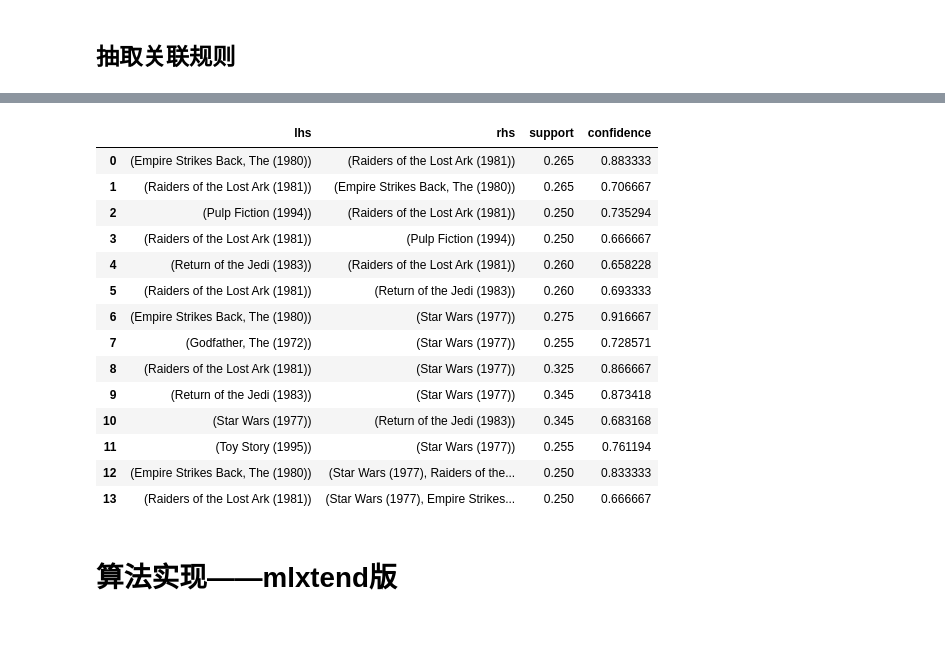
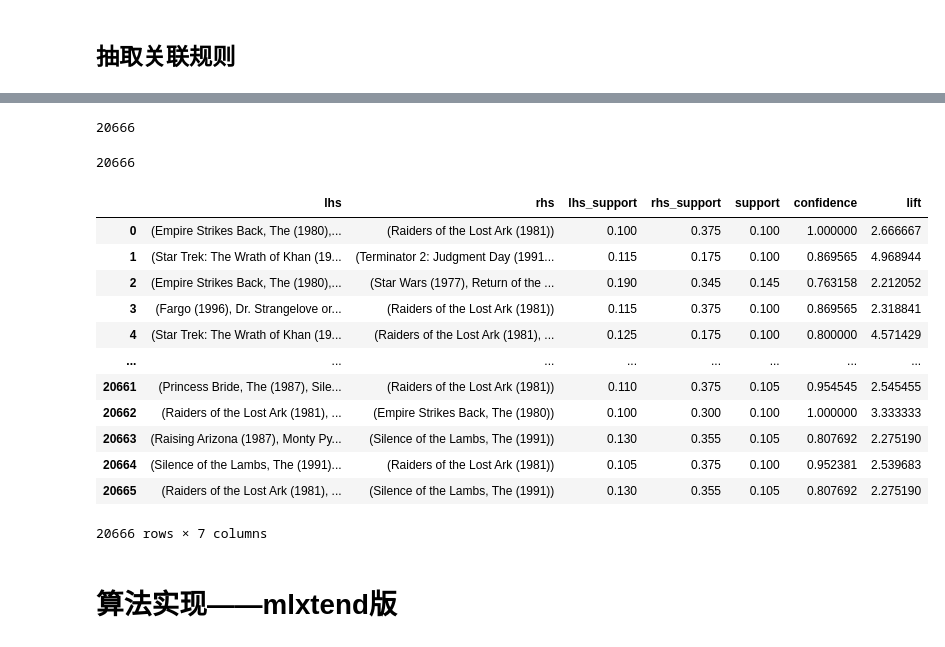
Before and after one commit to byaxb/DataMiningExperiments, a Jupyter notebook: ch04_电影推荐B.ipynb, the cells around one changed output, grey strips where cells are left out. Saved outputs shown, nothing was run; the diff lists cells and outputs as text; code cells hidden in the pictures.

```diff
--- a/ch04_电影推荐B.ipynb
+++ b/ch04_电影推荐B.ipynb
@@ -183,40 +217,12 @@ def rules_frm_consequence(freq_itemset, RHS, support_db, rules_list, min_confide
         if(len(RHSmp1) > 1):
             rules_frm_consequence(freq_itemset, RHSmp1, support_db, rules_list, min_confidence)
 # %%
-def generate_rules(freq_itemsets, support_db, min_confidence = 0.8):
+def generate_rules(freq_itemsets, support_db, min_confidence=0.8):
     rules_list = []
     for i in range(1, len(freq_itemsets)):
         for cur_freq_itemset in freq_itemsets[i]:
             RHS = [frozenset([item]) for item in cur_freq_itemset]
-            if(i > 1):
-                rules_frm_consequence(cur_freq_itemset,
-                                     RHS,
-                                     support_db,
-                                     rules_list,
-                                     min_confidence)
-            else:
-                calculate_confidence(cur_freq_itemset,
-                                    RHS,
-                                    support_db,
-                                    rules_list,
-                                    min_confidence)
+            rules_frm_consequence(
+                cur_freq_itemset, RHS, support_db, rules_list, min_confidence
+            )
     return rules_list
-# %%
-def generate_rules(freq_itemsets, support_db, min_confidence = 0.8):
-    rules_list = []
-    for i in range(1, len(freq_itemsets)):
-        for cur_freq_itemset in freq_itemsets[i]:
-            RHS = [frozenset([item]) for item in cur_freq_itemset]
-            if(i > 1):
-                rules_frm_consequence(cur_freq_itemset,
-                                     RHS,
-                                     support_db,
-                                     rules_list,
-                                     min_confidence)
-            else:
-                calculate_confidence(cur_freq_itemset,
-                                    RHS,
-                                    support_db,
-                                    rules_list,
-                                    min_confidence)
-    return rules_list
@@ -223,2 +239,2 @@ def generate_rules(freq_itemsets, support_db, min_confidence = 0.8):
 # %%
-rules_manual = generate_rules(resulted_freq_itemsets, resulted_support_db, min_confidence = 0.65)
+rules_manual = generate_rules(resulted_freq_itemsets, resulted_support_db, min_confidence = 0.75)
@@ -248,21 +247,30 @@ rules_manual
+# %%
+len(list(set(rules_manual)))
+# %% [output]
+20666
+# %%
+len(list(set(rules_manual)))
+# %% [output]
+20666
+# %%
+#去重
+rules_manual = list(set(rules_manual))
 # %%
-pd.DataFrame(rules_manual, columns=['lhs', 'rhs','support', 'confidence'])
+pd.DataFrame(rules_manual, columns=['lhs', 'rhs','lhs_support', 'rhs_support', 'support', 'confidence', 'lift'])
 # %% [output]
-|  | lhs | rhs | support | confidence |
-| 0 | (Empire Strikes Back, The (1980)) | (Raiders of the Lost Ark (1981)) | 0.265 | 0.883333 |
-| 1 | (Raiders of the Lost Ark (1981)) | (Empire Strikes Back, The (1980)) | 0.265 | 0.706667 |
-| 2 | (Pulp Fiction (1994)) | (Raiders of the Lost Ark (1981)) | 0.250 | 0.735294 |
-| 3 | (Raiders of the Lost Ark (1981)) | (Pulp Fiction (1994)) | 0.250 | 0.666667 |
-| 4 | (Return of the Jedi (1983)) | (Raiders of the Lost Ark (1981)) | 0.260 | 0.658228 |
-| 5 | (Raiders of the Lost Ark (1981)) | (Return of the Jedi (1983)) | 0.260 | 0.693333 |
-| 6 | (Empire Strikes Back, The (1980)) | (Star Wars (1977)) | 0.275 | 0.916667 |
-| 7 | (Godfather, The (1972)) | (Star Wars (1977)) | 0.255 | 0.728571 |
-| 8 | (Raiders of the Lost Ark (1981)) | (Star Wars (1977)) | 0.325 | 0.866667 |
-| 9 | (Return of the Jedi (1983)) | (Star Wars (1977)) | 0.345 | 0.873418 |
-| 10 | (Star Wars (1977)) | (Return of the Jedi (1983)) | 0.345 | 0.683168 |
-| 11 | (Toy Story (1995)) | (Star Wars (1977)) | 0.255 | 0.761194 |
-| 12 | (Empire Strikes Back, The (1980)) | (Star Wars (1977), Raiders of the... | 0.250 | 0.833333 |
-| 13 | (Raiders of the Lost Ark (1981)) | (Star Wars (1977), Empire Strikes... | 0.250 | 0.666667 |
+|  | lhs | rhs | lhs_support | rhs_support | support | confidence | lift |
+| 0 | (Empire Strikes Back, The (1980),... | (Raiders of the Lost Ark (1981)) | 0.100 | 0.375 | 0.100 | 1.000000 | 2.666667 |
+| 1 | (Star Trek: The Wrath of Khan (19... | (Terminator 2: Judgment Day (1991... | 0.115 | 0.175 | 0.100 | 0.869565 | 4.968944 |
+| 2 | (Empire Strikes Back, The (1980),... | (Star Wars (1977), Return of the ... | 0.190 | 0.345 | 0.145 | 0.763158 | 2.212052 |
+| 3 | (Fargo (1996), Dr. Strangelove or... | (Raiders of the Lost Ark (1981)) | 0.115 | 0.375 | 0.100 | 0.869565 | 2.318841 |
+| 4 | (Star Trek: The Wrath of Khan (19... | (Raiders of the Lost Ark (1981), ... | 0.125 | 0.175 | 0.100 | 0.800000 | 4.571429 |
+| ... | ... | ... | ... | ... | ... | ... | ... |
+| 20661 | (Princess Bride, The (1987), Sile... | (Raiders of the Lost Ark (1981)) | 0.110 | 0.375 | 0.105 | 0.954545 | 2.545455 |
+| 20662 | (Raiders of the Lost Ark (1981), ... | (Empire Strikes Back, The (1980)) | 0.100 | 0.300 | 0.100 | 1.000000 | 3.333333 |
+| 20663 | (Raising Arizona (1987), Monty Py... | (Silence of the Lambs, The (1991)) | 0.130 | 0.355 | 0.105 | 0.807692 | 2.275190 |
+| 20664 | (Silence of the Lambs, The (1991)... | (Raiders of the Lost Ark (1981)) | 0.105 | 0.375 | 0.100 | 0.952381 | 2.539683 |
+| 20665 | (Raiders of the Lost Ark (1981), ... | (Silence of the Lambs, The (1991)) | 0.130 | 0.355 | 0.105 | 0.807692 | 2.275190 |
+20666 rows × 7 columns
 # %% [markdown]
 # 算法实现——mlxtend版
 # %% [markdown]
```
Also changed, not shown: parts of 41 cells of this notebook, 1 other file.
